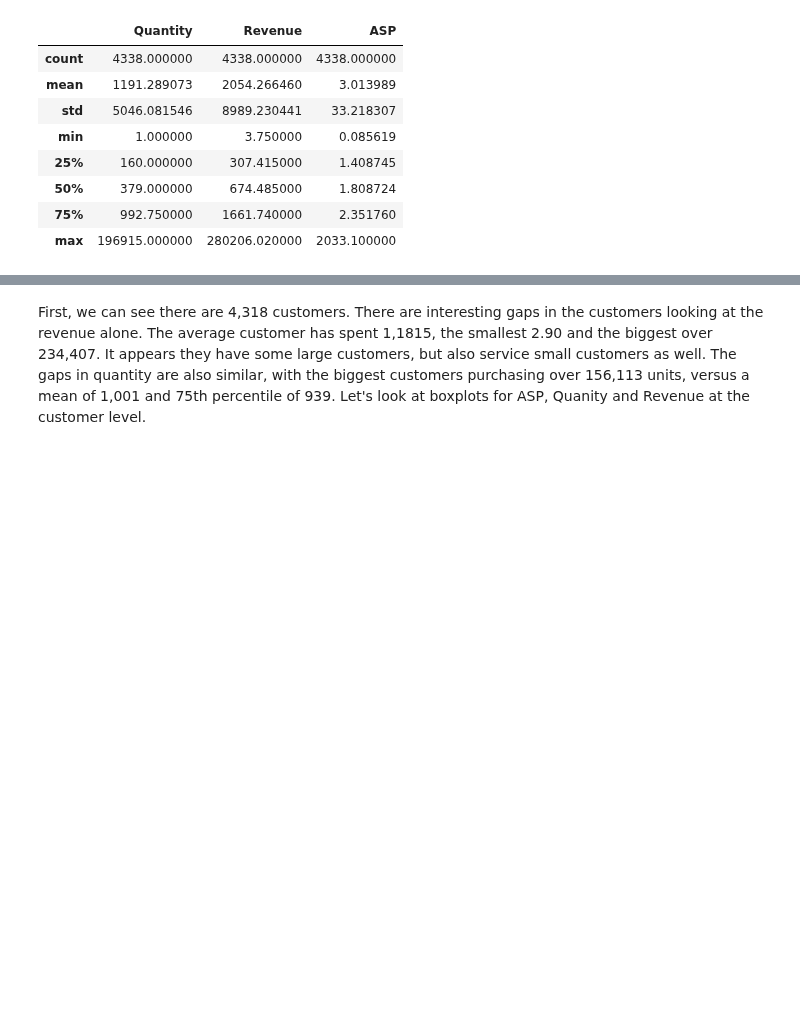
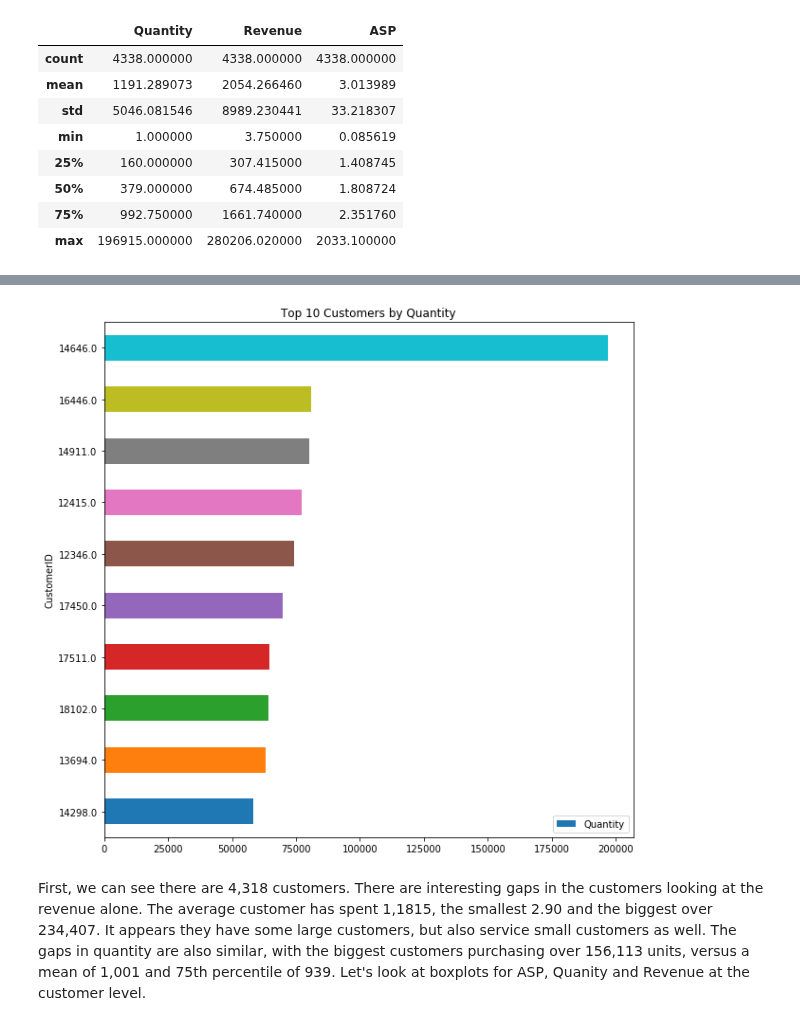
Before and after one commit to zinrion/Thinkful-Projects, a Jupyter notebook: Online Retail Exploration.ipynb, the cells around one changed output, grey strips where cells are left out. Saved outputs shown, nothing was run; the diff lists cells and outputs as text; code cells hidden in the pictures; blank space fills up the shorter version.

```diff
--- a/Online Retail Exploration.ipynb
+++ b/Online Retail Exploration.ipynb
@@ -180,3 +228,9 @@ sales_cust_grouped.describe()
+# %%
+top_10_customers.plot(x='CustomerID',y='Quantity', kind='barh', figsize=(10,10))
+plt.title("Top 10 Customers by Quantity")
+plt.show()
+# %% [output]
+[figure, added]
 # %% [markdown]
 First, we can see there are 4,318 customers. There are interesting gaps in the customers looking at the revenue alone.  The average customer has spent 1,1815, the smallest 2.90 and the biggest over 234,407.  It appears they have some large customers, but also service small customers as well.  The gaps in quantity are also similar, with the biggest customers purchasing over 156,113 units, versus a mean of 1,001 and 75th percentile of 939. Let's look at boxplots for ASP, Quanity and Revenue at the customer level.
 # %% [markdown]
```
Also changed, not shown: parts of 11 cells of this notebook.
